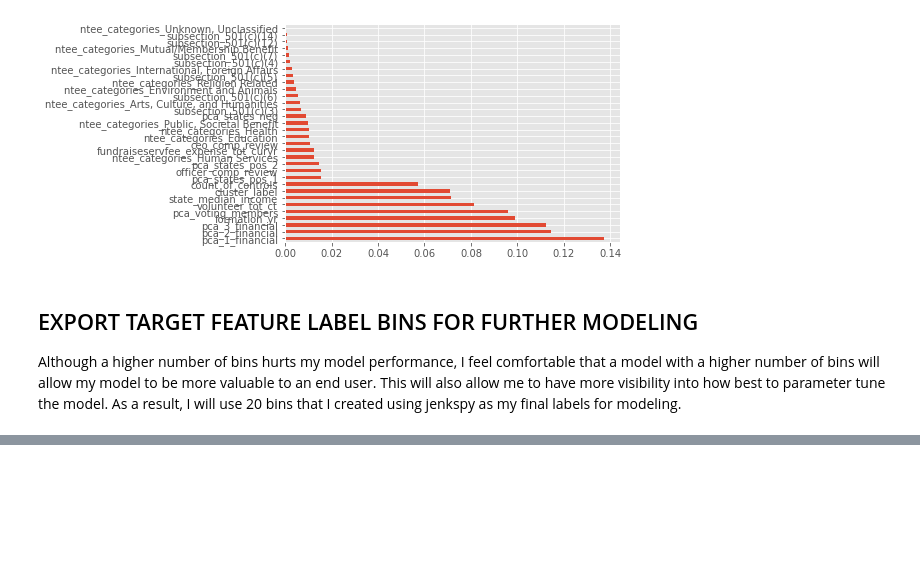
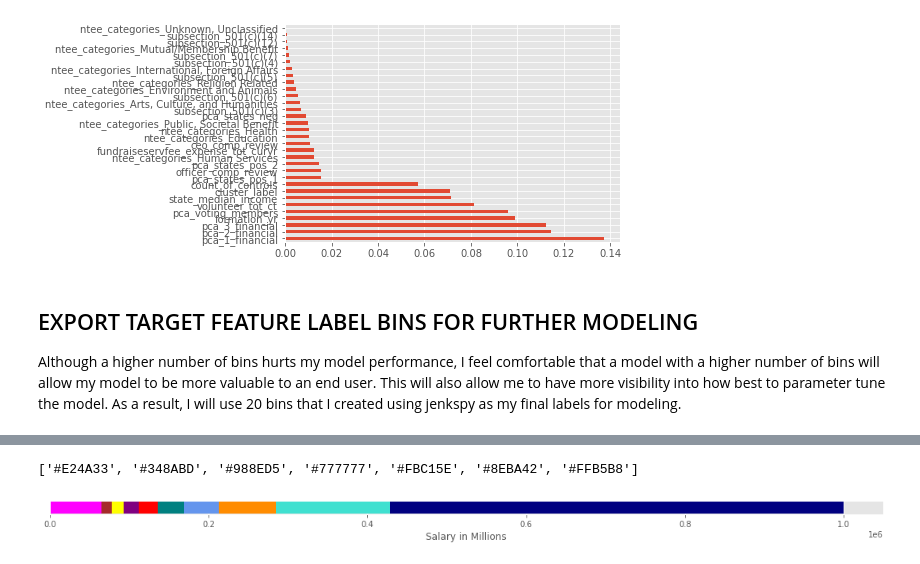
Before and after one commit to mrkjhsn/Not_for_Profit_Compensation_Modeling, a Jupyter notebook: 07.label_category_assignment.ipynb, the cells around one changed output, grey strips where cells are left out. Drawn from its saved outputs; the diff is of its cells as text; code cells hidden in the pictures; blank space fills up the shorter version.

```diff
--- a/07.label_category_assignment.ipynb
+++ b/07.label_category_assignment.ipynb
@@ -550,0 +575,33 @@ pd.concat([df.reportable_comp,
+# %%
+print (plt.rcParams['axes.prop_cycle'].by_key()['color'])
+# %% [output]
+['#E24A33', '#348ABD', '#988ED5', '#777777', '#FBC15E', '#8EBA42', '#FFB5B8']
+# %%
+fig, ax = plt.subplots(figsize=(15, 1))
+from itertools import cycle
+
+colors = ['navy',
+        'turquoise',
+        'darkorange',
+        'cornflowerblue',
+        'teal',
+        'red',
+       'purple',
+       'yellow',
+       'brown',
+       'magenta',
+       'green']
+
+# in zip(range(n_classes), colors)
+
+for cat, color in zip(pd.Series(inv_boxcox(breaks_box_cox, stats.boxcox(df.reportable_comp)[1]))[1:] \
+    .reset_index(drop=True).sort_index(ascending=False), colors):
+    plt.barh(width=cat, y=0, color=color)
+
+ax.axes.get_yaxis().set_visible(False)
+plt.xlabel('Salary in Millions')
+# plt.title('Salary Break Levels')
+plt.tight_layout()
+plt.savefig('03.visualizations/salary_category_schedule.png');
+# %% [output]
+[figure, added]
```
Also changed, not shown: parts of 11 cells of this notebook.
